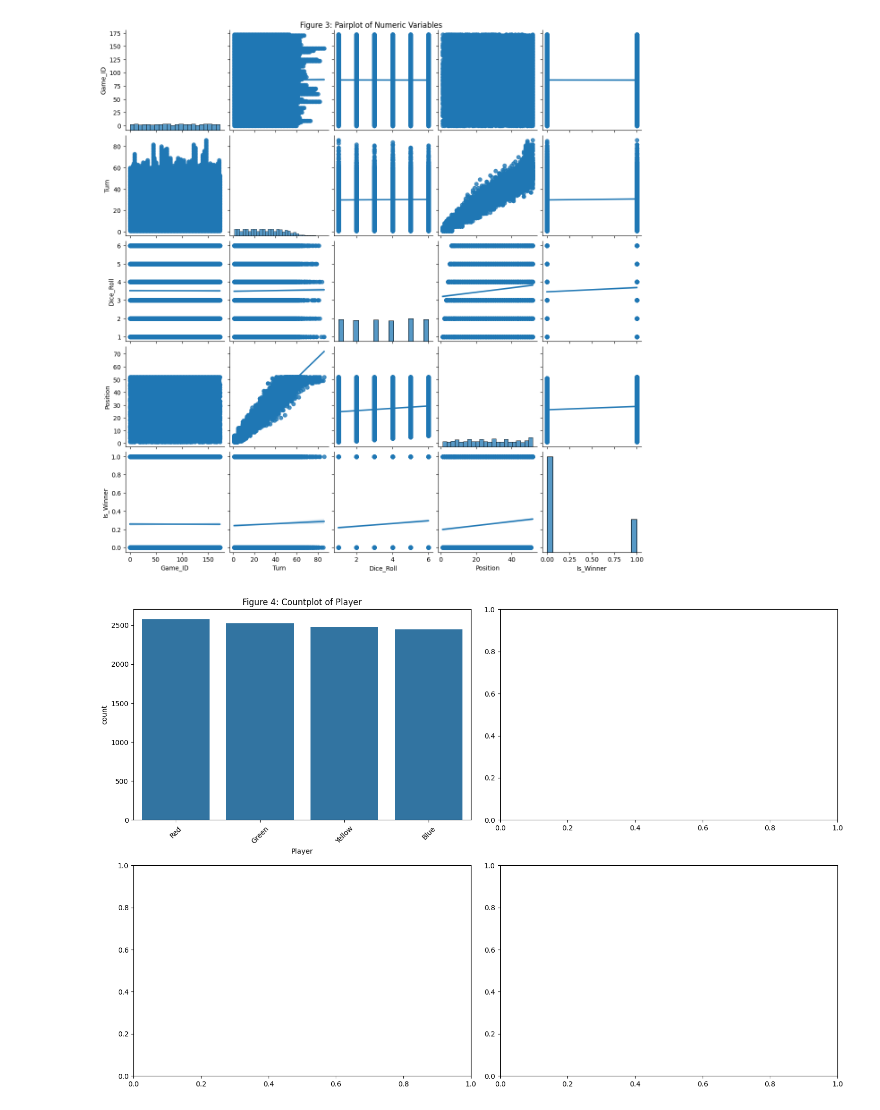
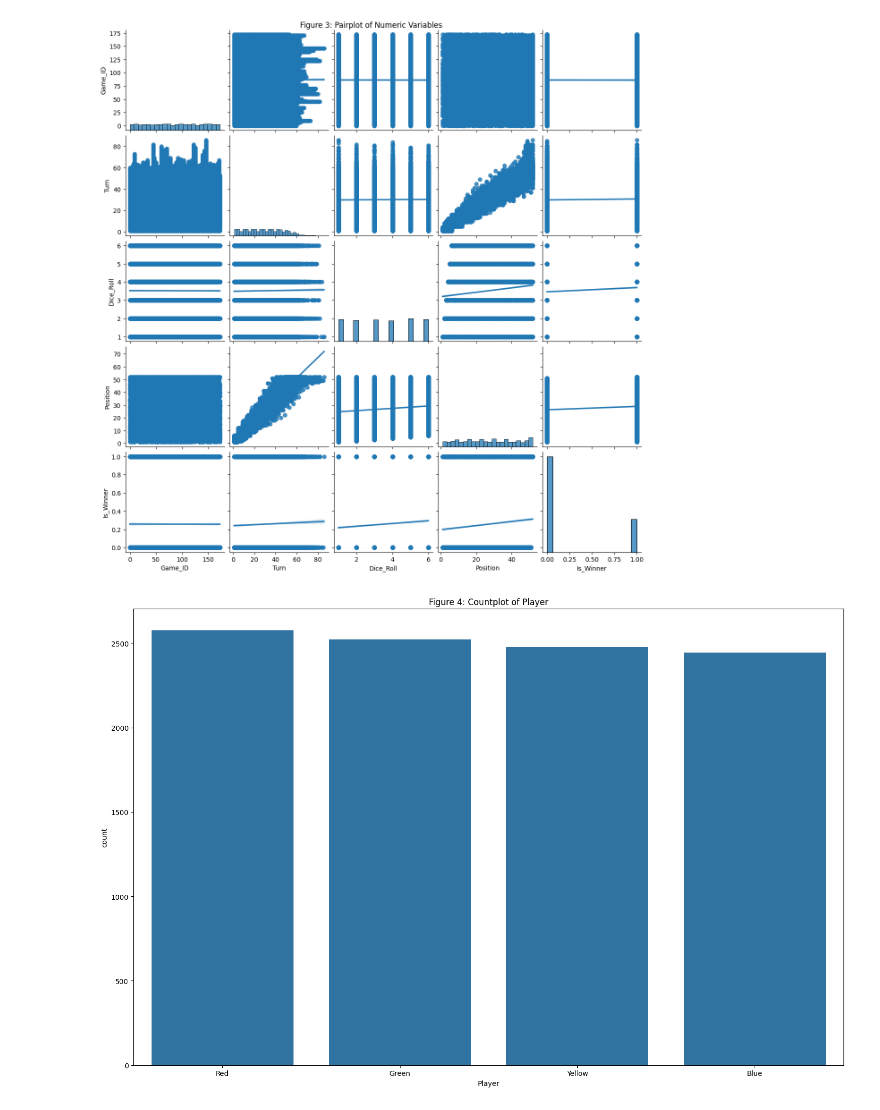
Before and after one commit to chizoalban2003-beep/Ludometrics-AI-Ethics, a Jupyter notebook: jupyter_notebooks/Ludo_EDA.ipynb, the cells around one changed output. Saved outputs shown, nothing was run; the diff lists cells and outputs as text; code cells hidden in the pictures.

```diff
--- a/jupyter_notebooks/Ludo_EDA.ipynb
+++ b/jupyter_notebooks/Ludo_EDA.ipynb
@@ -94,14 +94,12 @@ plt.show()
 # %%
 # Distribution of categorical variables using countplots removing unnecessary axes
 
 df_cat=df.select_dtypes(include=['object'])
-fig, axes = plt.subplots(nrows=2, ncols=2, figsize=(15, 10))
-axes = axes.flatten()
+figure= plt.subplots(nrows=1, ncols=1, figsize=(15, 10))
 for i, col in enumerate(df_cat.columns):
-    sns.countplot(x=df_cat[col], ax=axes[i])
-    axes[i].set_title(f'Figure 4: Countplot of {col}')
-    axes[i].tick_params(axis='x', rotation=45)
+    sns.countplot(x=df_cat[col], ax=plt.gca())
+    plt.title(f'Figure 4: Countplot of {col}')
 plt.tight_layout()
 plt.show()
 # %% [output]
-[figure, old version]
+[figure, new version]
```
Also changed, not shown: parts of 2 cells of this notebook.
